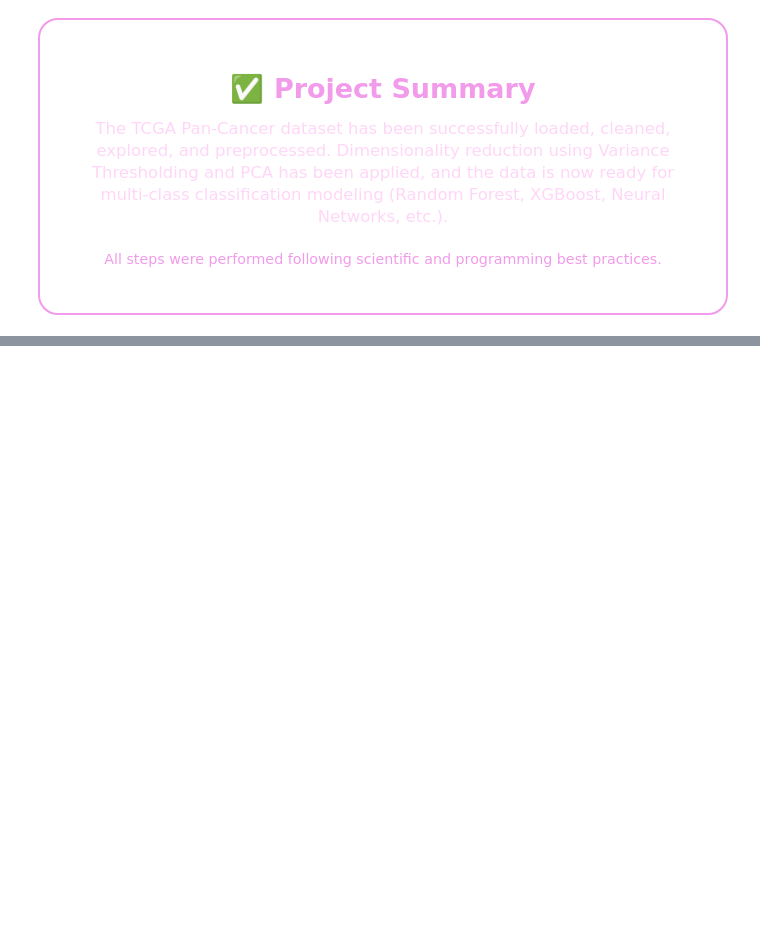
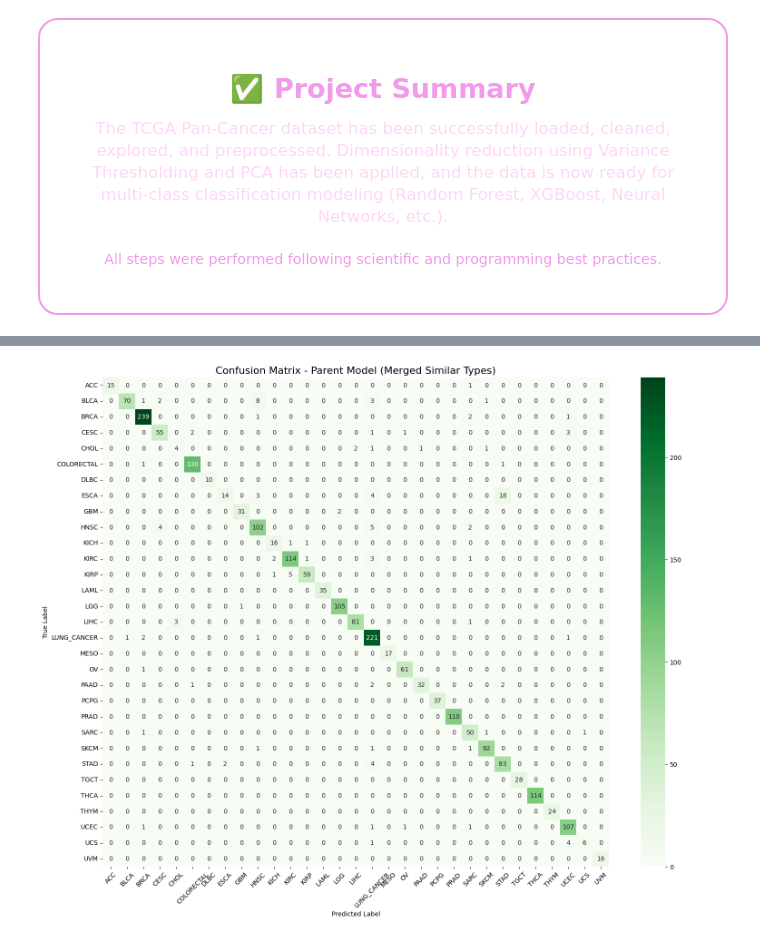
Before and after one commit to nhahub/NHA-4-089, a Jupyter notebook: gene_cancer_analysis.ipynb, the cells around one changed output, grey strips where cells are left out. Cells and saved outputs as stored; diff of their text form; code cells hidden in the pictures; blank space fills up the shorter version.

```diff
--- a/gene_cancer_analysis.ipynb
+++ b/gene_cancer_analysis.ipynb
@@ -660,0 +824,19 @@ Shape of X_pca: (11014, 500)
+# %%
+import seaborn as sns
+import matplotlib.pyplot as plt
+from sklearn.metrics import confusion_matrix
+
+cm = confusion_matrix(y_test, y_pred)
+plt.figure(figsize=(18, 14))
+sns.heatmap(cm, annot=True, fmt='d', cmap='Greens',
+            xticklabels=le_parent.classes_,
+            yticklabels=le_parent.classes_)
+
+plt.title('Confusion Matrix - Parent Model (Merged Similar Types)', fontsize=16)
+plt.xlabel('Predicted Label')
+plt.ylabel('True Label')
+plt.xticks(rotation=45)
+plt.yticks(rotation=0)
+plt.show()
+# %% [output]
+[figure, added]
```
Also changed, not shown: parts of 36 cells of this notebook, 1 other file.
